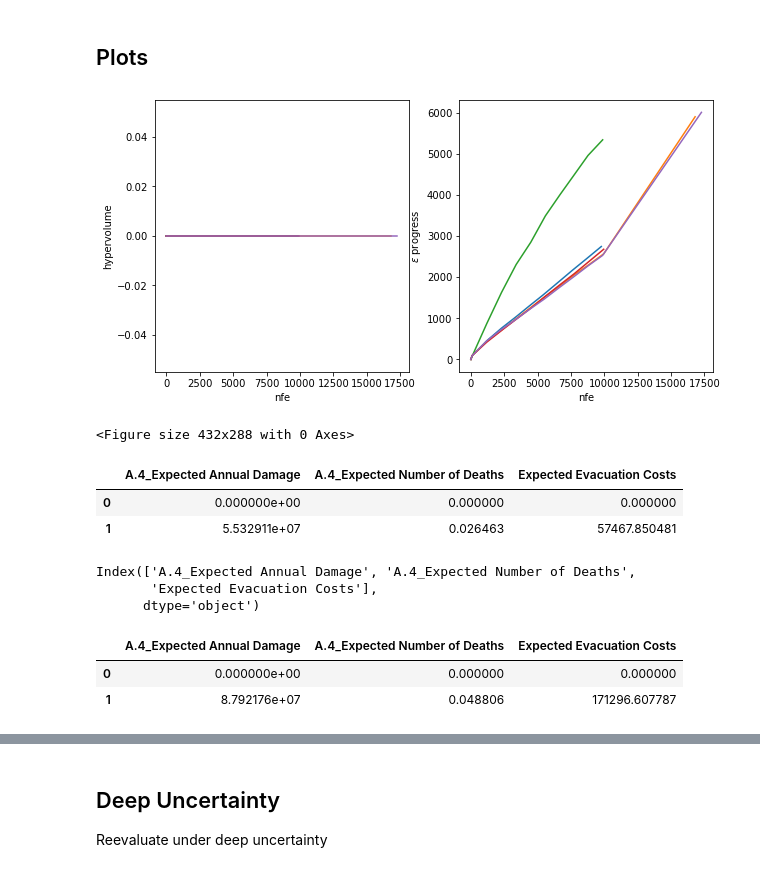
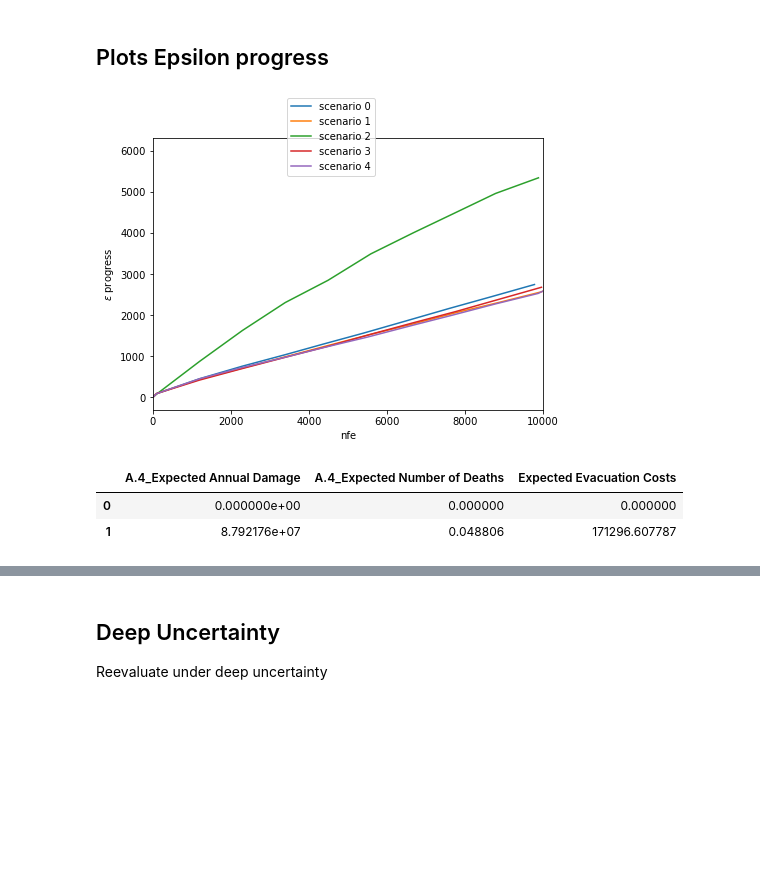
Before and after one commit to WillemijnTutu/EPA1361_group16, a Jupyter notebook: AnalysisMORDM.ipynb, the cells around one changed output, grey strips where cells are left out. Saved outputs shown, nothing was run; the diff lists cells and outputs as text; code cells hidden in the pictures; blank space fills up the shorter version.

```diff
--- a/AnalysisMORDM.ipynb
+++ b/AnalysisMORDM.ipynb
@@ -46,18 +40,2 @@ results = pickle.load(a_file)
 # %% [markdown]
-## Plots
+## Plots Epsilon progress
-# %%
-fig, (ax1, ax2) = plt.subplots(ncols=2,figsize=(10,5))
-for i, (_, convergence) in enumerate(results):
-    ax1.plot(convergence.nfe, convergence.hypervolume, label=f'scenario {i}')
-    ax2.plot(convergence.nfe, convergence.epsilon_progress, label=f'scenario {i}')
-
-ax1.set_ylabel('hypervolume')
-ax1.set_xlabel('nfe')
-ax2.set_ylabel('$\epsilon$ progress')
-ax2.set_xlabel('nfe')
-fig.legend()
-plt.show()
-plt.savefig('Hypervol_noo100_nfe1e4_and_epsilon_0,1')
-# %% [output]
-[figure, removed]
-<Figure size 432x288 with 0 Axes>
@@ -73,11 +42,16 @@ max_evacuation_costs_0 = float(data_0[['Expected Evacuation Costs']].max())
-# %%
-results[0][0].iloc[:, 5::]
-parcoords.get_limits(results[0][0].iloc[:, 5::][['A.4_Expected Annual Damage',
-                                'A.4_Expected Number of Deaths','Expected Evacuation Costs']])
-# %% [output]
-|  | A.4_Expected Annual Damage | A.4_Expected Number of Deaths | Expected Evacuation Costs |
-| 0 | 0.000000e+00 | 0.000000 | 0.000000 |
-| 1 | 5.532911e+07 | 0.026463 | 57467.850481 |
+# %%
+fig, (ax) = plt.subplots(ncols=1,figsize=(7,5))
+for i, (_, convergence) in enumerate(results):
+    ax.plot(convergence.nfe, convergence.epsilon_progress, label=f'scenario {i}')
+
+ax.set_ylabel('$\epsilon$ progress')
+ax.set_xlabel('nfe')
+plt.xlim([0,10000])
+fig.legend(loc='upper center')
+plt.savefig('EpsilonVolume_nfe1e4')
+plt.show()
+# %% [output]
+[figure, added]
 # %%
 data_0 = results[0][0].iloc[:, 5::]
 limits_0 = parcoords.get_limits(results[0][0].iloc[:, 5::][['A.4_Expected Annual Damage',
@@ -123,18 +75,18 @@ limits_4 = parcoords.get_limits(results[4][0].iloc[:, 5::][['A.4_Expected Annual
-# %%
-limits.keys()
-# %% [output]
-Index(['A.4_Expected Annual Damage', 'A.4_Expected Number of Deaths',
-       'Expected Evacuation Costs'],
-      dtype='object')
 # %%
+data = results[0][0].iloc[:, 5::][['A.4_Expected Annual Damage', 'A.4_Expected Number of Deaths',
+          'Expected Evacuation Costs']]
+limits = parcoords.get_limits(data)
 
 for i in ['A.4_Expected Annual Damage', 'A.4_Expected Number of Deaths',
-       'Expected Evacuation Costs']:
-    limits[i][1] = max([limits_4[i][1], limits_3[i][1], limits_2[i][1], limits_1[i][1], limits_0[i][1]])
+          'Expected Evacuation Costs']:
+    limits[i][1] = max([limits_4[i][1], limits_3[i][1], limits_2[i][1],
+                        limits_1[i][1], limits_0[i][1]])
+    limits[i][0] = min([limits_4[i][0], limits_3[i][0], limits_2[i][0],
+                        limits_1[i][0], limits_0[i][0]])
+
+limits #take a look at the generated limits
+# %% [output]
+|  | A.4_Expected Annual Damage | A.4_Expected Number of Deaths | Expected Evacuation Costs |
+| 0 | 0.000000e+00 | 0.000000 | 0.000000 |
+| 1 | 8.792176e+07 | 0.048806 | 171296.607787 |
-# %%
-limits
-# %% [output]
-|  | A.4_Expected Annual Damage | A.4_Expected Number of Deaths | Expected Evacuation Costs |
-| 0 | 0.000000e+00 | 0.000000 | 0.000000 |
-| 1 | 8.792176e+07 | 0.048806 | 171296.607787 |
 # %%
```
Also changed, not shown: parts of 23 cells of this notebook, 1 other file.
